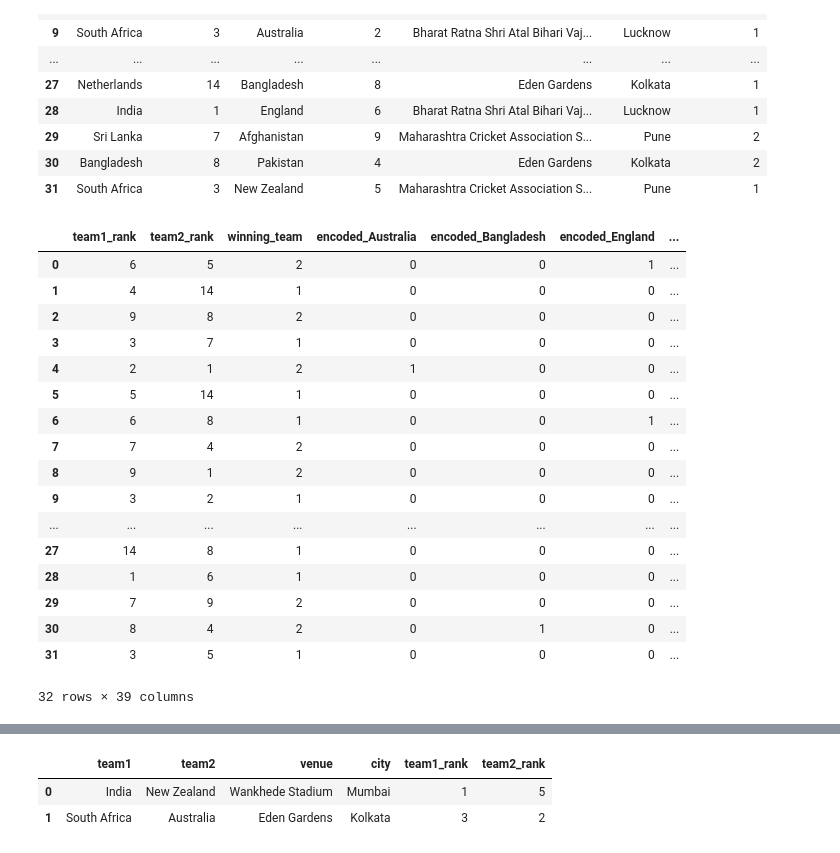
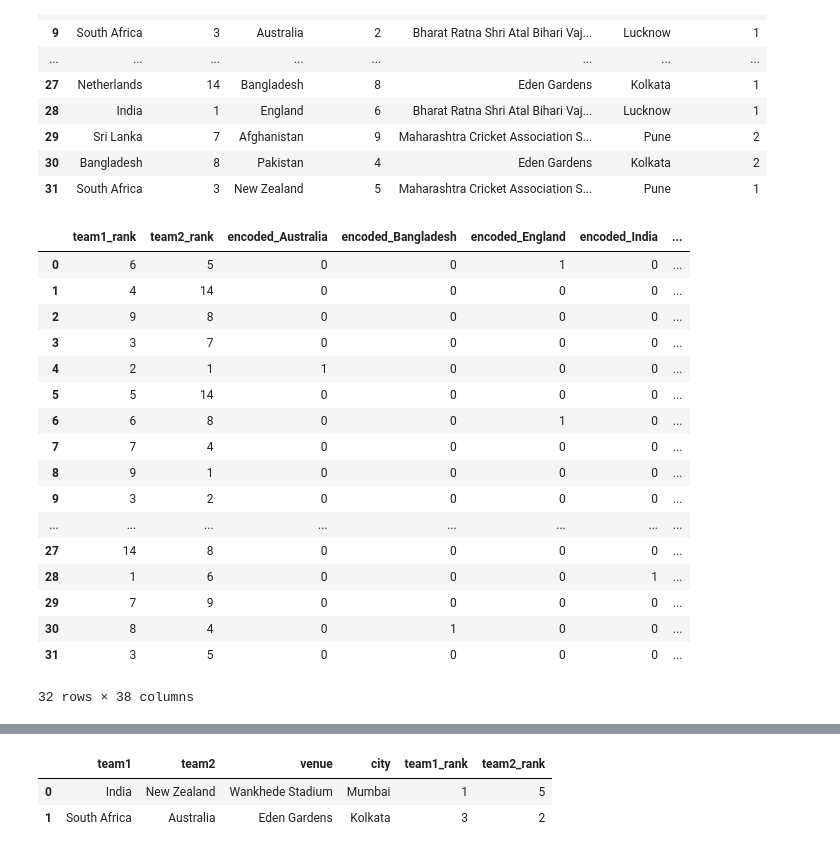
Before and after one commit to nirmalshah20519/Data_Mining_CP3_T02, a Jupyter notebook: IDM_Project_3_T_02_23.ipynb, the cells around one changed output, grey strips where cells are left out. Saved outputs shown, nothing was run; the diff lists cells and outputs as text; code cells hidden in the pictures.

```diff
--- a/IDM_Project_3_T_02_23.ipynb
+++ b/IDM_Project_3_T_02_23.ipynb
@@ -177,29 +148,31 @@ cleaned
 # %%
 import pandas as pd
 from sklearn.preprocessing import LabelEncoder
 
+X = cleaned.drop(columns = ['winning_team'])
+y = cleaned['winning_team']
+# One-Hot Encoding
 
-# One-Hot Encoding
-dfc = pd.get_dummies(cleaned, columns=['team1', 'team2', 'venue', 'city',], prefix='encoded', drop_first=True)
+dfc = pd.get_dummies(X, columns=['team1', 'team2', 'venue', 'city',], prefix='encoded',drop_first=True)
 
 # Print the final DataFrame with label-encoded and one-hot encoded columns
 dfc
 # %% [output]
-|  | team1_rank | team2_rank | winning_team | encoded_Australia | encoded_Bangladesh | encoded_England | ... |
-| 0 | 6 | 5 | 2 | 0 | 0 | 1 | ... |
-| 1 | 4 | 14 | 1 | 0 | 0 | 0 | ... |
-| 2 | 9 | 8 | 2 | 0 | 0 | 0 | ... |
-| 3 | 3 | 7 | 1 | 0 | 0 | 0 | ... |
-| 4 | 2 | 1 | 2 | 1 | 0 | 0 | ... |
-| 5 | 5 | 14 | 1 | 0 | 0 | 0 | ... |
-| 6 | 6 | 8 | 1 | 0 | 0 | 1 | ... |
-| 7 | 7 | 4 | 2 | 0 | 0 | 0 | ... |
-| 8 | 9 | 1 | 2 | 0 | 0 | 0 | ... |
-| 9 | 3 | 2 | 1 | 0 | 0 | 0 | ... |
+|  | team1_rank | team2_rank | encoded_Australia | encoded_Bangladesh | encoded_England | encoded_India | ... |
+| 0 | 6 | 5 | 0 | 0 | 1 | 0 | ... |
+| 1 | 4 | 14 | 0 | 0 | 0 | 0 | ... |
+| 2 | 9 | 8 | 0 | 0 | 0 | 0 | ... |
+| 3 | 3 | 7 | 0 | 0 | 0 | 0 | ... |
+| 4 | 2 | 1 | 1 | 0 | 0 | 0 | ... |
+| 5 | 5 | 14 | 0 | 0 | 0 | 0 | ... |
+| 6 | 6 | 8 | 0 | 0 | 1 | 0 | ... |
+| 7 | 7 | 4 | 0 | 0 | 0 | 0 | ... |
+| 8 | 9 | 1 | 0 | 0 | 0 | 0 | ... |
+| 9 | 3 | 2 | 0 | 0 | 0 | 0 | ... |
 | ... | ... | ... | ... | ... | ... | ... | ... |
-| 27 | 14 | 8 | 1 | 0 | 0 | 0 | ... |
-| 28 | 1 | 6 | 1 | 0 | 0 | 0 | ... |
-| 29 | 7 | 9 | 2 | 0 | 0 | 0 | ... |
-| 30 | 8 | 4 | 2 | 0 | 1 | 0 | ... |
-| 31 | 3 | 5 | 1 | 0 | 0 | 0 | ... |
+| 27 | 14 | 8 | 0 | 0 | 0 | 0 | ... |
+| 28 | 1 | 6 | 0 | 0 | 0 | 1 | ... |
+| 29 | 7 | 9 | 0 | 0 | 0 | 0 | ... |
+| 30 | 8 | 4 | 0 | 1 | 0 | 0 | ... |
+| 31 | 3 | 5 | 0 | 0 | 0 | 0 | ... |
-32 rows × 39 columns
+32 rows × 38 columns
```
Also changed, not shown: parts of 17 cells of this notebook.
